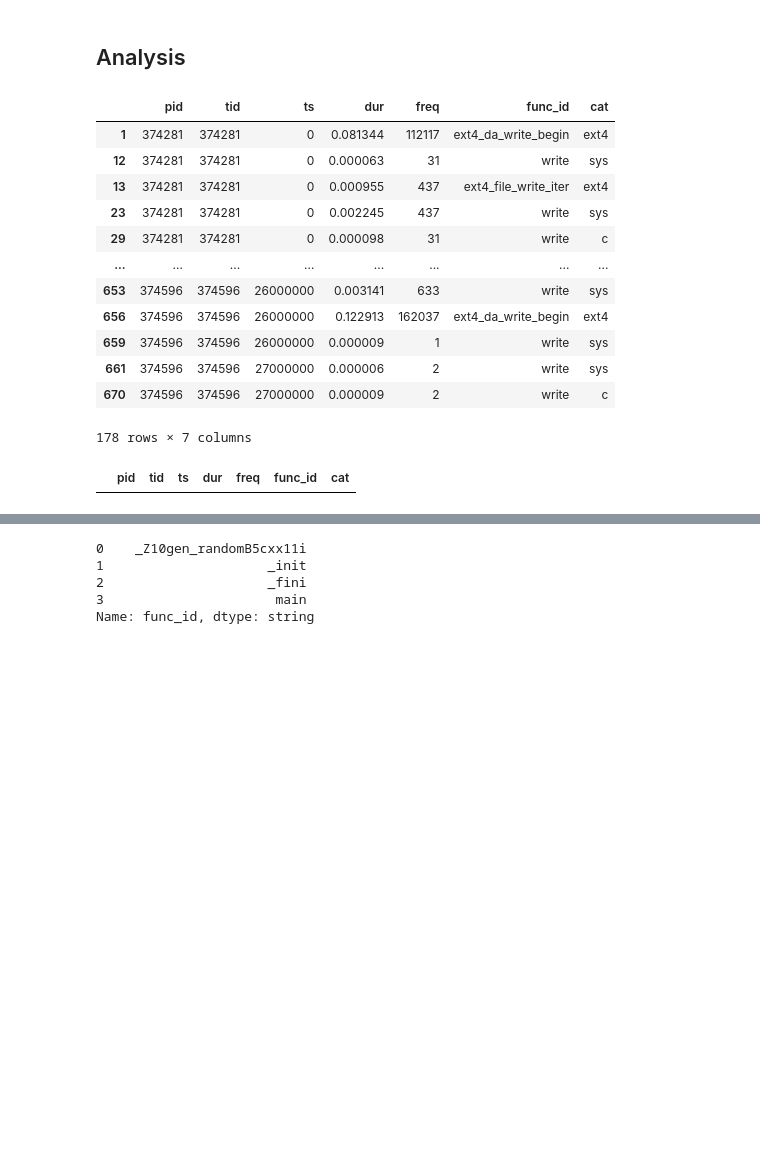
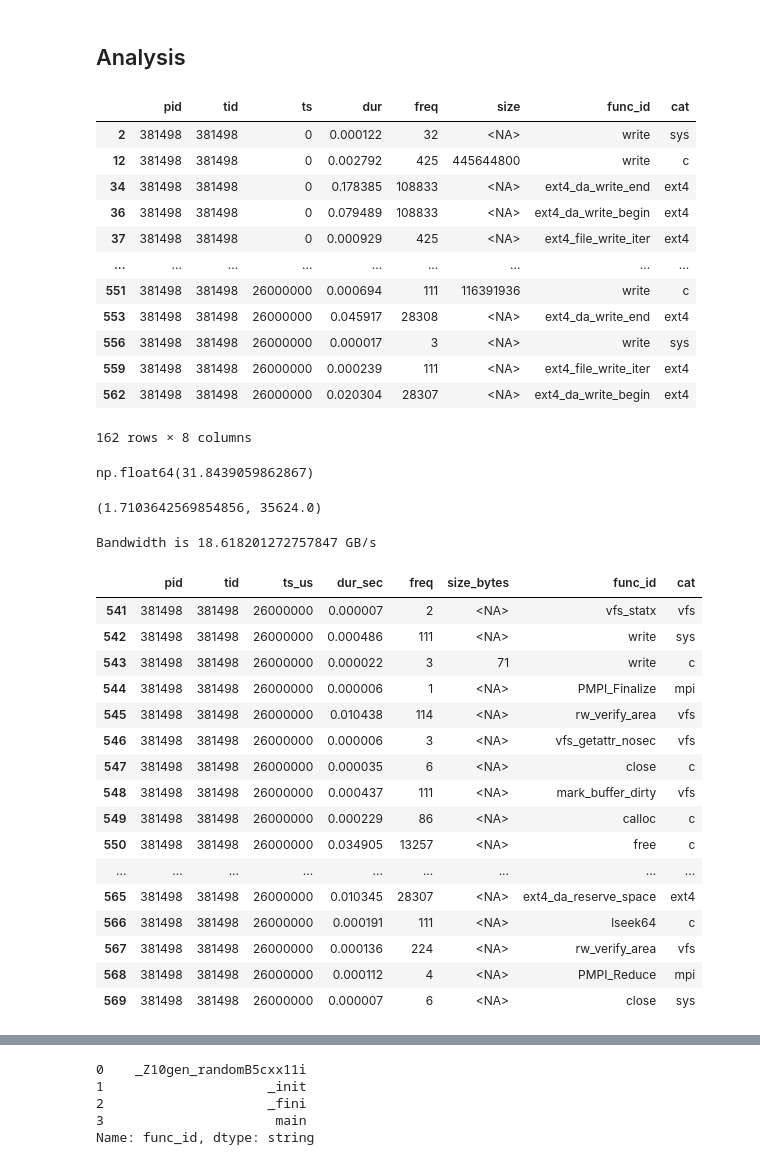
Before and after one commit to hariharan-devarajan/datacrumbs, a Jupyter notebook: analysis/analysis.ipynb, the cells around one changed output, grey strips where cells are left out. Saved outputs shown, nothing was run; the diff lists cells and outputs as text; code cells hidden in the pictures; blank space fills up the shorter version.

Commit message:
added size of IO for read/write calls.

```diff
--- a/analysis/analysis.ipynb
+++ b/analysis/analysis.ipynb
@@ -99,10 +99,11 @@ def load_profile(line):
             val = json.loads(unicode_line)
             d["pid"] = val["pid"]
             d["tid"] = val["tid"]
-            d["ts"] = int(val["ts"])
+            d["ts_us"] = int(val["ts"])
             if "args" in val:
-                d["dur"] = float(val["args"]["time"])
-                d["freq"] = val["args"]["count"]
+                d["dur_sec"] = float(val["args"]["time"])
+                d["freq"] = val["args"]["freq"]
+                d["size_bytes"] = val["args"]["size_sum"]
             d["func_id"] = val["name"]
             d["cat"] = val["cat"]
         except Exception as error:
@@ -131,6 +132,6 @@ if len(file_pattern) > 0:
         num_lines = end - start + 1
         json_line_bags.append(dask.delayed(load_indexed_gzip_files, nout=num_lines)(filename, start, end))
     json_lines = dask.bag.concat(json_line_bags)
-    pfw_bag = json_lines.map(load_profile).filter(lambda x: "ts" in x)
+    pfw_bag = json_lines.map(load_profile).filter(lambda x: "ts_us" in x)
     pfw_bag.take(1)
 # %% [output]
@@ -142,7 +143,7 @@ if len(file_pattern) > 0:
 # %%
 columns = {'pid': "uint64[pyarrow]", 'tid': "uint64[pyarrow]",
-           'ts': "uint64[pyarrow]", 'dur': "float32[pyarrow]",
-           'freq': "uint64[pyarrow]", 'func_id': "string[pyarrow]",
+           'ts_us': "uint64[pyarrow]", 'dur_sec': "float32[pyarrow]",
+           'freq': "uint64[pyarrow]", 'size_bytes': "uint64[pyarrow]", 'func_id': "string[pyarrow]",
            'cat': "string[pyarrow]"}
 # %%
 events = pfw_bag.to_dataframe(meta=columns)
@@ -163,23 +164,53 @@ events.head()
 # %%
 events.query("func_id.str.contains('write')").compute()
 # %% [output]
-|  | pid | tid | ts | dur | freq | func_id | cat |
-| 1 | 374281 | 374281 | 0 | 0.081344 | 112117 | ext4_da_write_begin | ext4 |
-| 12 | 374281 | 374281 | 0 | 0.000063 | 31 | write | sys |
-| 13 | 374281 | 374281 | 0 | 0.000955 | 437 | ext4_file_write_iter | ext4 |
-| 23 | 374281 | 374281 | 0 | 0.002245 | 437 | write | sys |
-| 29 | 374281 | 374281 | 0 | 0.000098 | 31 | write | c |
-| ... | ... | ... | ... | ... | ... | ... | ... |
-| 653 | 374596 | 374596 | 26000000 | 0.003141 | 633 | write | sys |
-| 656 | 374596 | 374596 | 26000000 | 0.122913 | 162037 | ext4_da_write_begin | ext4 |
-| 659 | 374596 | 374596 | 26000000 | 0.000009 | 1 | write | sys |
-| 661 | 374596 | 374596 | 27000000 | 0.000006 | 2 | write | sys |
-| 670 | 374596 | 374596 | 27000000 | 0.000009 | 2 | write | c |
+|  | pid | tid | ts | dur | freq | size | func_id | cat |
+| 2 | 381498 | 381498 | 0 | 0.000122 | 32 | <NA> | write | sys |
+| 12 | 381498 | 381498 | 0 | 0.002792 | 425 | 445644800 | write | c |
+| 34 | 381498 | 381498 | 0 | 0.178385 | 108833 | <NA> | ext4_da_write_end | ext4 |
+| 36 | 381498 | 381498 | 0 | 0.079489 | 108833 | <NA> | ext4_da_write_begin | ext4 |
+| 37 | 381498 | 381498 | 0 | 0.000929 | 425 | <NA> | ext4_file_write_iter | ext4 |
+| ... | ... | ... | ... | ... | ... | ... | ... | ... |
+| 551 | 381498 | 381498 | 26000000 | 0.000694 | 111 | 116391936 | write | c |
+| 553 | 381498 | 381498 | 26000000 | 0.045917 | 28308 | <NA> | ext4_da_write_end | ext4 |
+| 556 | 381498 | 381498 | 26000000 | 0.000017 | 3 | <NA> | write | sys |
+| 559 | 381498 | 381498 | 26000000 | 0.000239 | 111 | <NA> | ext4_file_write_iter | ext4 |
+| 562 | 381498 | 381498 | 26000000 | 0.020304 | 28307 | <NA> | ext4_da_write_begin | ext4 |
-178 rows × 7 columns
+162 rows × 8 columns
+# %%
+total_io = events["size_bytes"].sum().compute() / (1024**3)
+total_io
+# %% [output]
+np.float64(31.8439059862867)
+# %%
+read_write_time = events.query("size_bytes > 0").groupby(["pid","tid", "ts_us"])[["freq","dur_sec"]].sum().groupby(["ts_us"]).agg({"freq":sum,"dur_sec":max}).sum().compute()
+read_write_time["dur_sec"], read_write_time["freq"]
+# %% [output]
+(1.7103642569854856, 35624.0)
+# %%
+print("Bandwidth is {} GB/s".format(total_io / read_write_time['dur_sec']))
+# %% [output]
+Bandwidth is 18.618201272757847 GB/s
 # %%
-events.query("ts == 1140000").compute()
+events.query("ts_us == 26000000").compute()
 # %% [output]
-|  | pid | tid | ts | dur | freq | func_id | cat |
+|  | pid | tid | ts_us | dur_sec | freq | size_bytes | func_id | cat |
+| 541 | 381498 | 381498 | 26000000 | 0.000007 | 2 | <NA> | vfs_statx | vfs |
+| 542 | 381498 | 381498 | 26000000 | 0.000486 | 111 | <NA> | write | sys |
+| 543 | 381498 | 381498 | 26000000 | 0.000022 | 3 | 71 | write | c |
+| 544 | 381498 | 381498 | 26000000 | 0.000006 | 1 | <NA> | PMPI_Finalize | mpi |
+| 545 | 381498 | 381498 | 26000000 | 0.010438 | 114 | <NA> | rw_verify_area | vfs |
+| 546 | 381498 | 381498 | 26000000 | 0.000006 | 3 | <NA> | vfs_getattr_nosec | vfs |
+| 547 | 381498 | 381498 | 26000000 | 0.000035 | 6 | <NA> | close | c |
+| 548 | 381498 | 381498 | 26000000 | 0.000437 | 111 | <NA> | mark_buffer_dirty | vfs |
+| 549 | 381498 | 381498 | 26000000 | 0.000229 | 86 | <NA> | calloc | c |
+| 550 | 381498 | 381498 | 26000000 | 0.034905 | 13257 | <NA> | free | c |
+| ... | ... | ... | ... | ... | ... | ... | ... | ... |
+| 565 | 381498 | 381498 | 26000000 | 0.010345 | 28307 | <NA> | ext4_da_reserve_space | ext4 |
+| 566 | 381498 | 381498 | 26000000 | 0.000191 | 111 | <NA> | lseek64 | c |
+| 567 | 381498 | 381498 | 26000000 | 0.000136 | 224 | <NA> | rw_verify_area | vfs |
+| 568 | 381498 | 381498 | 26000000 | 0.000112 | 4 | <NA> | PMPI_Reduce | mpi |
+| 569 | 381498 | 381498 | 26000000 | 0.000007 | 6 | <NA> | close | sys |
 # %%
 events.query("func_id.str.contains('read')").compute()
 # %% [output]
```
Also changed, not shown: parts of 17 cells of this notebook, 12 other files.
